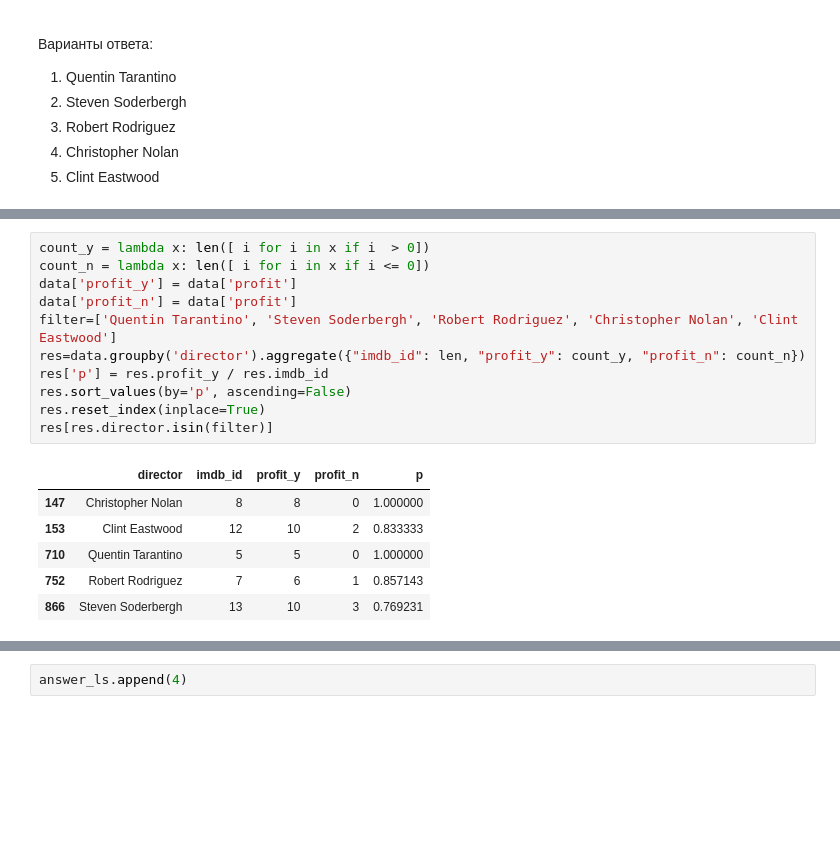
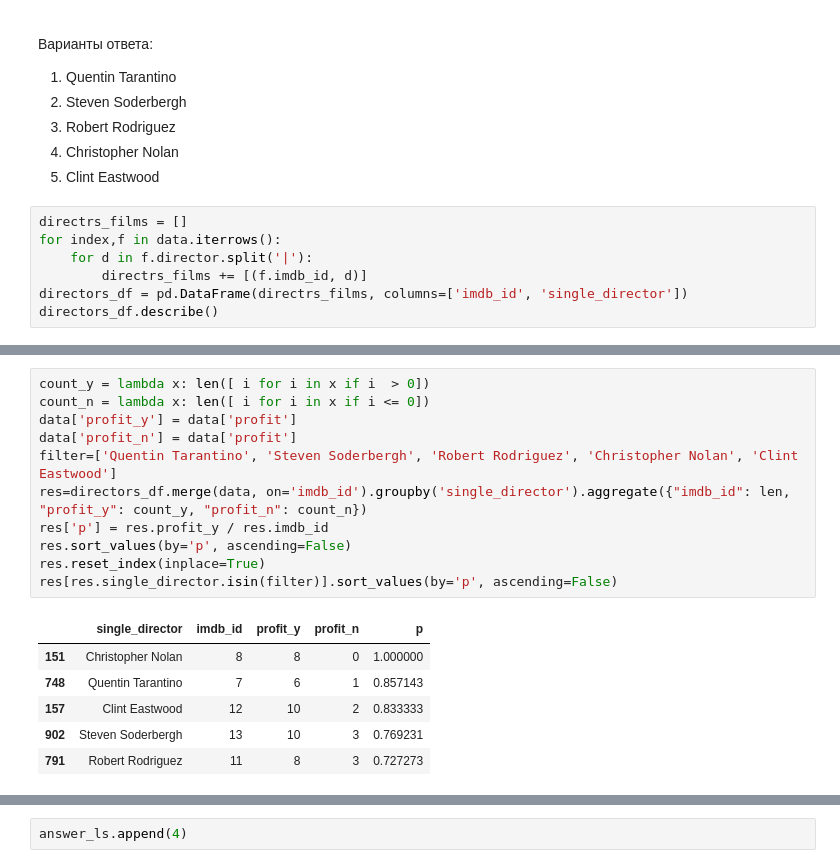
Before and after one commit to mackushev/skillfactory_rds, a Jupyter notebook: module_1/[SF-DST] Movies IMBD v3.0.ipynb, the cells around one changed output, grey strips where cells are left out. Drawn from its saved outputs; the diff is of its cells as text; blank space fills up the shorter version.

```diff
--- a/module_1/[SF-DST] Movies IMBD v3.0.ipynb
+++ b/module_1/[SF-DST] Movies IMBD v3.0.ipynb
@@ -996,3 +996,10 @@ answer_ls.append(5)
 3. Robert Rodriguez
 4. Christopher Nolan
 5. Clint Eastwood
+# %%
+directrs_films = []
+for index,f in data.iterrows():
+    for d in f.director.split('|'):
+        directrs_films += [(f.imdb_id, d)]
+directors_df = pd.DataFrame(directrs_films, columns=['imdb_id', 'single_director'])
+directors_df.describe()
@@ -999,18 +1012,18 @@ answer_ls.append(5)
 # %%
 count_y = lambda x: len([ i for i in x if i  > 0])
 count_n = lambda x: len([ i for i in x if i <= 0])
 data['profit_y'] = data['profit']
 data['profit_n'] = data['profit']
 filter=['Quentin Tarantino', 'Steven Soderbergh', 'Robert Rodriguez', 'Christopher Nolan', 'Clint Eastwood']
-res=data.groupby('director').aggregate({"imdb_id": len, "profit_y": count_y, "profit_n": count_n})
+res=directors_df.merge(data, on='imdb_id').groupby('single_director').aggregate({"imdb_id": len, "profit_y": count_y, "profit_n": count_n})
 res['p'] = res.profit_y / res.imdb_id
 res.sort_values(by='p', ascending=False)
 res.reset_index(inplace=True)
-res[res.director.isin(filter)]
+res[res.single_director.isin(filter)].sort_values(by='p', ascending=False)
 # %% [output]
-|  | director | imdb_id | profit_y | profit_n | p |
-| 147 | Christopher Nolan | 8 | 8 | 0 | 1.000000 |
-| 153 | Clint Eastwood | 12 | 10 | 2 | 0.833333 |
-| 710 | Quentin Tarantino | 5 | 5 | 0 | 1.000000 |
-| 752 | Robert Rodriguez | 7 | 6 | 1 | 0.857143 |
-| 866 | Steven Soderbergh | 13 | 10 | 3 | 0.769231 |
+|  | single_director | imdb_id | profit_y | profit_n | p |
+| 151 | Christopher Nolan | 8 | 8 | 0 | 1.000000 |
+| 748 | Quentin Tarantino | 7 | 6 | 1 | 0.857143 |
+| 157 | Clint Eastwood | 12 | 10 | 2 | 0.833333 |
+| 902 | Steven Soderbergh | 13 | 10 | 3 | 0.769231 |
+| 791 | Robert Rodriguez | 11 | 8 | 3 | 0.727273 |
```
Also changed, not shown: parts of 4 cells of this notebook.
